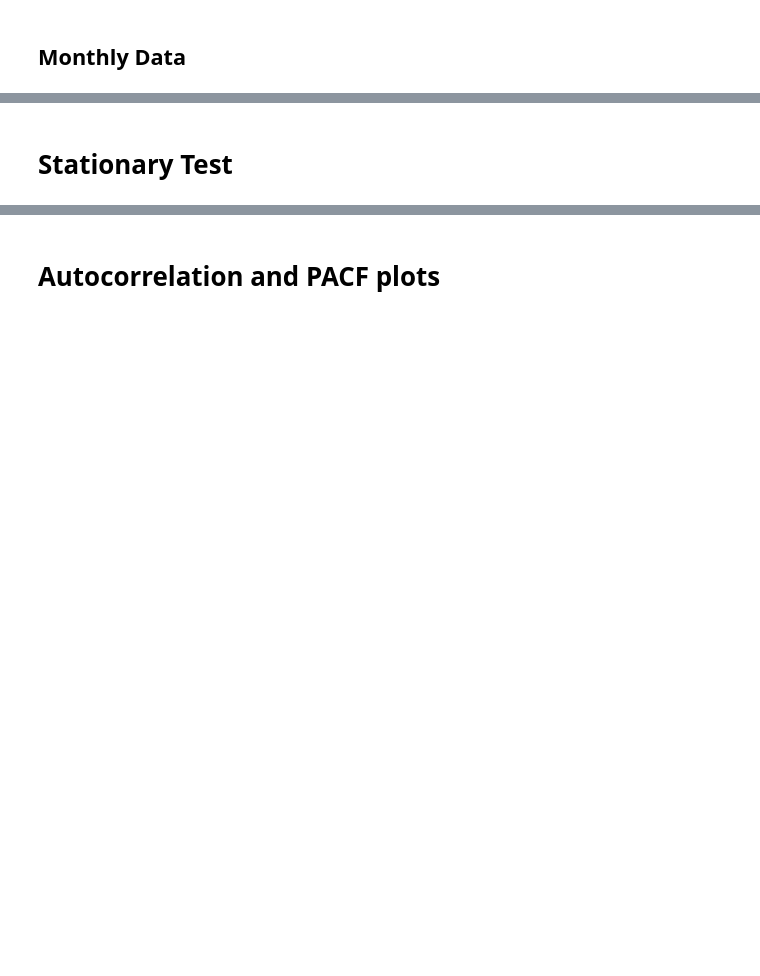
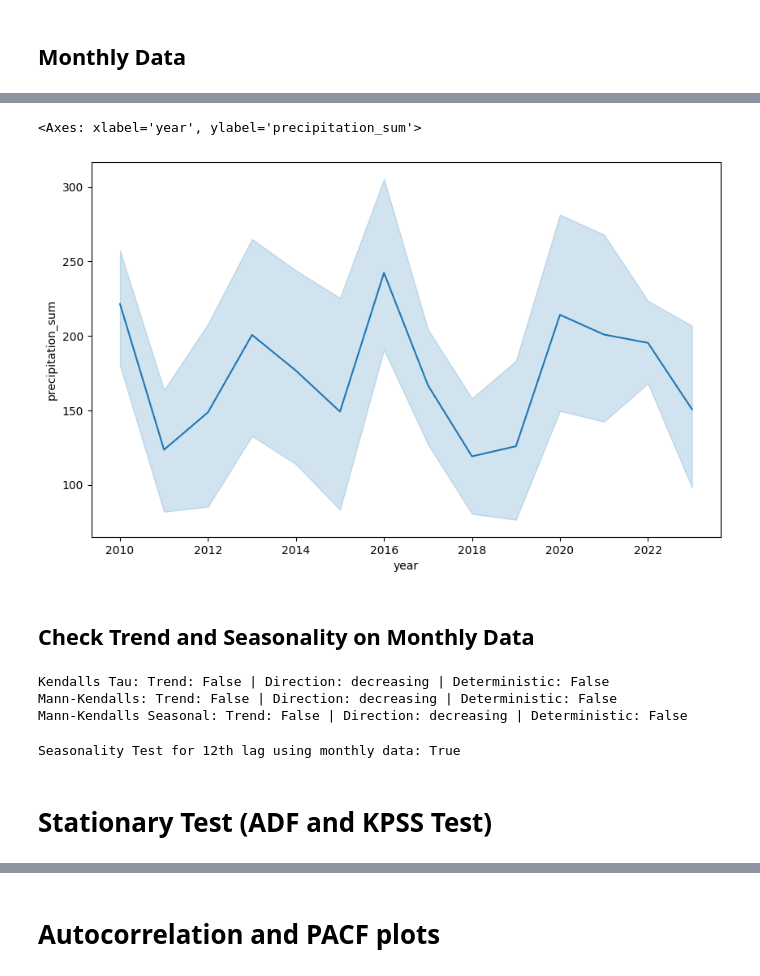
Before and after one commit to fahmiam2/weather-anomaly-detection, a Jupyter notebook: exploratory-data-analysis/notebooks/NB1_Initial_Exploration.ipynb, the cells around one changed output, grey strips where cells are left out. Drawn from its saved outputs; the diff is of its cells as text; code cells hidden in the pictures; blank space fills up the shorter version.

```diff
--- a/exploratory-data-analysis/notebooks/NB1_Initial_Exploration.ipynb
+++ b/exploratory-data-analysis/notebooks/NB1_Initial_Exploration.ipynb
@@ -294,0 +290,6 @@ plt.show()
+# %%
+plt.figure(figsize=(10,6))
+sns.lineplot(data=raw_df_monthly_seasonal, x="year", y="precipitation_sum")
+# %% [output]
+<Axes: xlabel='year', ylabel='precipitation_sum'>
+[figure, added]
@@ -295,2 +321,20 @@ plt.show()
+# %% [markdown]
+## Check Trend and Seasonality on Monthly Data
+# %%
+kendall_tau_res = check_trend(raw_df_monthly_seasonal['precipitation_sum'], confidence=0.05)
+mann_kendall_res = check_trend(raw_df_monthly_seasonal['precipitation_sum'], confidence=0.05, mann_kendall=True)
+mann_kendall_seas_res = check_trend(raw_df_monthly_seasonal['precipitation_sum'], confidence=0.05, mann_kendall=True, seasonal_period=None)
+print(f"Kendalls Tau: Trend: {kendall_tau_res.trend} | Direction: {kendall_tau_res.direction} | Deterministic: {kendall_tau_res.deterministic}")
+print(f"Mann-Kendalls: Trend: {mann_kendall_res.trend} | Direction: {mann_kendall_res.direction} | Deterministic: {mann_kendall_res.deterministic}")
+print(f"Mann-Kendalls Seasonal: Trend: {mann_kendall_seas_res.trend} | Direction: {mann_kendall_seas_res.direction} | Deterministic: {mann_kendall_seas_res.deterministic}")
+# %% [output]
+Kendalls Tau: Trend: False | Direction: decreasing | Deterministic: False
+Mann-Kendalls: Trend: False | Direction: decreasing | Deterministic: False
+Mann-Kendalls Seasonal: Trend: False | Direction: decreasing | Deterministic: False
+# %%
+seasonality_res = check_seasonality(raw_df_monthly_seasonal['precipitation_sum'], max_lag=14, seasonal_period=12, confidence=0.05)
+print(f"Seasonality Test for 12th lag using monthly data: {seasonality_res.seasonal}")
+# %% [output]
+Seasonality Test for 12th lag using monthly data: True
 # %% [markdown]
-# Stationary Test
+# Stationary Test (ADF and KPSS Test)
```
Also changed, not shown: parts of 29 cells of this notebook.
